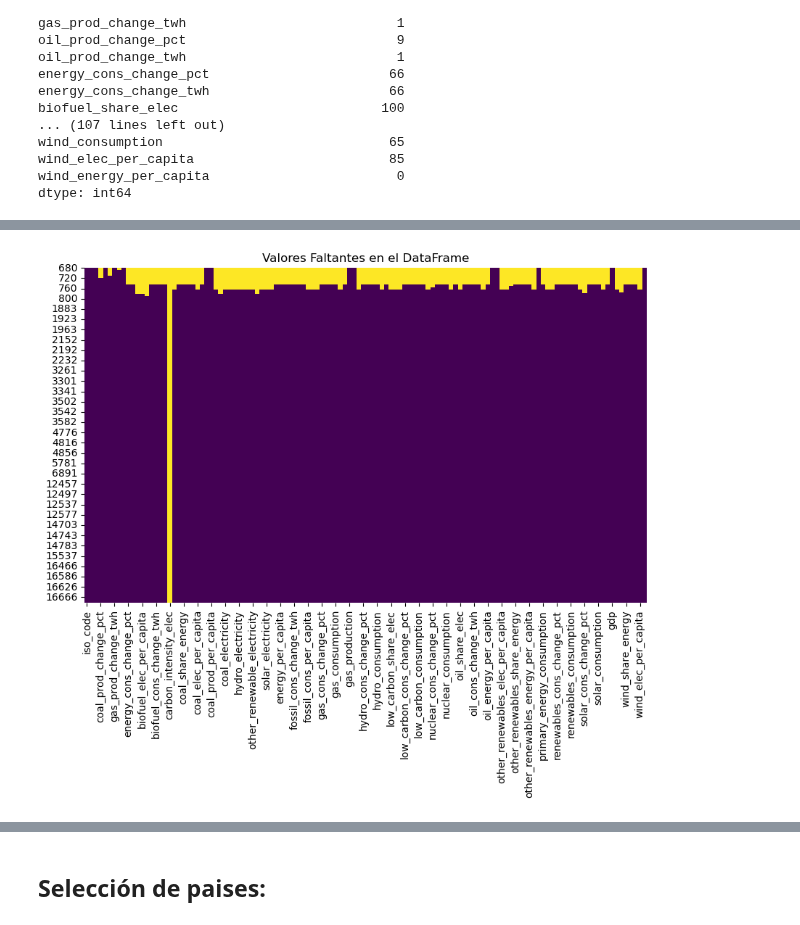
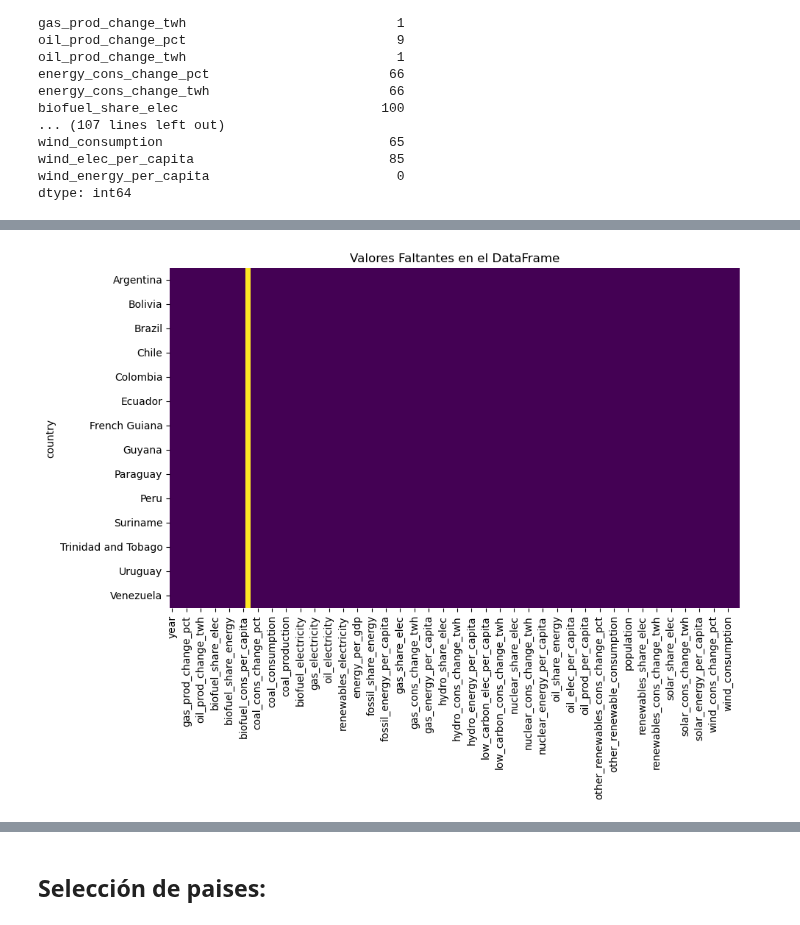
Before and after one commit to L-Ameneiro/EDA-Datasets, a Jupyter notebook: notebooks/consumo_energetico_mundial.ipynb, the cells around one changed output, grey strips where cells are left out. Saved outputs shown, nothing was run; the diff lists cells and outputs as text; code cells hidden in the pictures.

```diff
--- a/notebooks/consumo_energetico_mundial.ipynb
+++ b/notebooks/consumo_energetico_mundial.ipynb
@@ -272,3 +272,7 @@ wind_consumption                             65
 wind_elec_per_capita                         85
 wind_energy_per_capita                        0
 dtype: int64
+# %%
+prom_pais = suram.groupby('country').mean()
+# Mostrar los resultados
+print(prom_pais)
@@ -275,10 +297,10 @@ dtype: int64
 # %%
 # visualización de valores faltantes
 plt.figure(figsize=(10, 6))
-sns.heatmap(suram.isnull(), cmap='viridis', cbar=False)
+sns.heatmap(prom_pais.isnull(), cmap='viridis', cbar=False)
 plt.title('Valores Faltantes en el DataFrame')
 plt.show()
 # %% [output]
-[figure, old version]
+[figure, new version]
 # %%
 # Se guarda el data set
```
Also changed, not shown: parts of 6 cells of this notebook, 3 other files.
